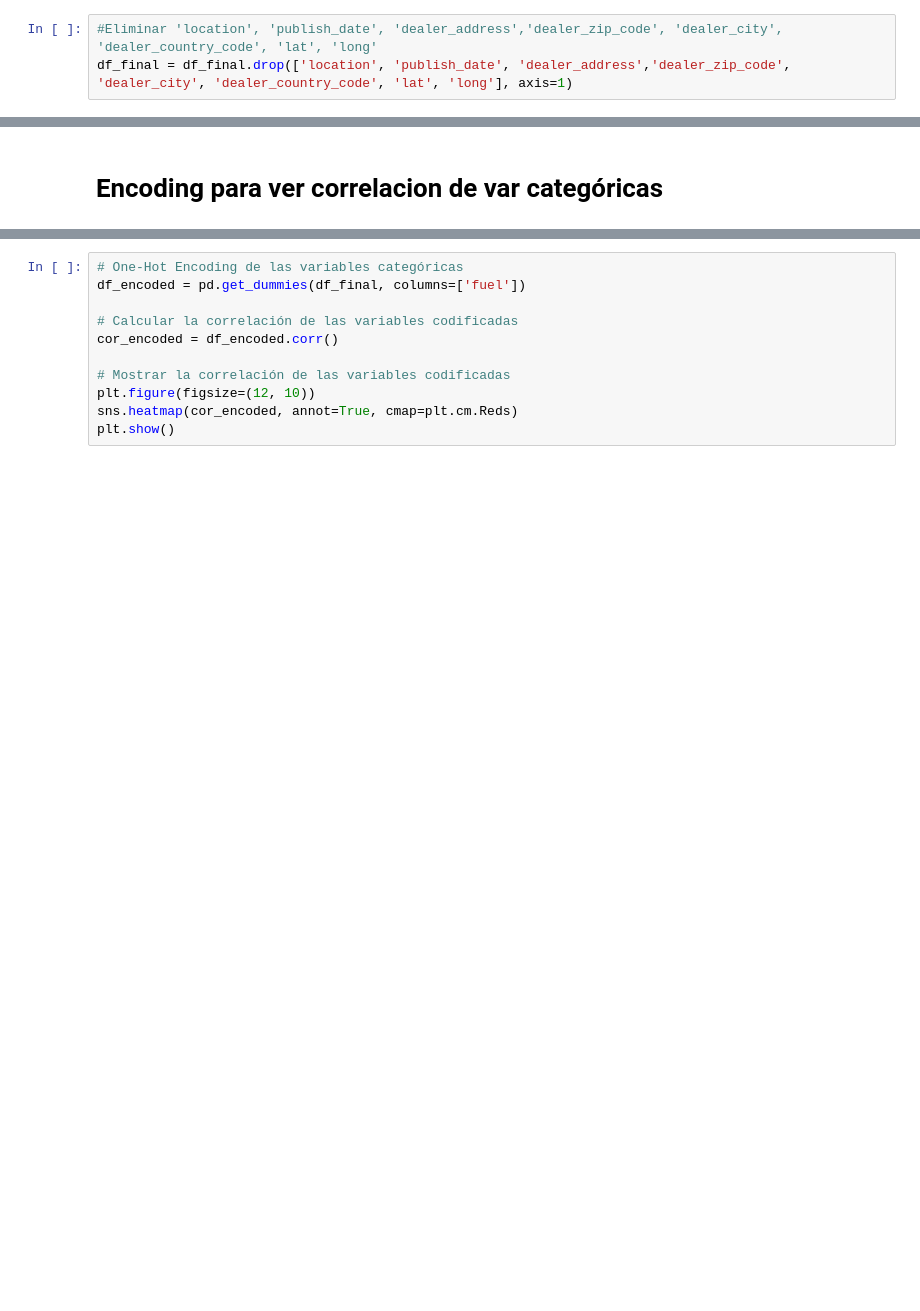
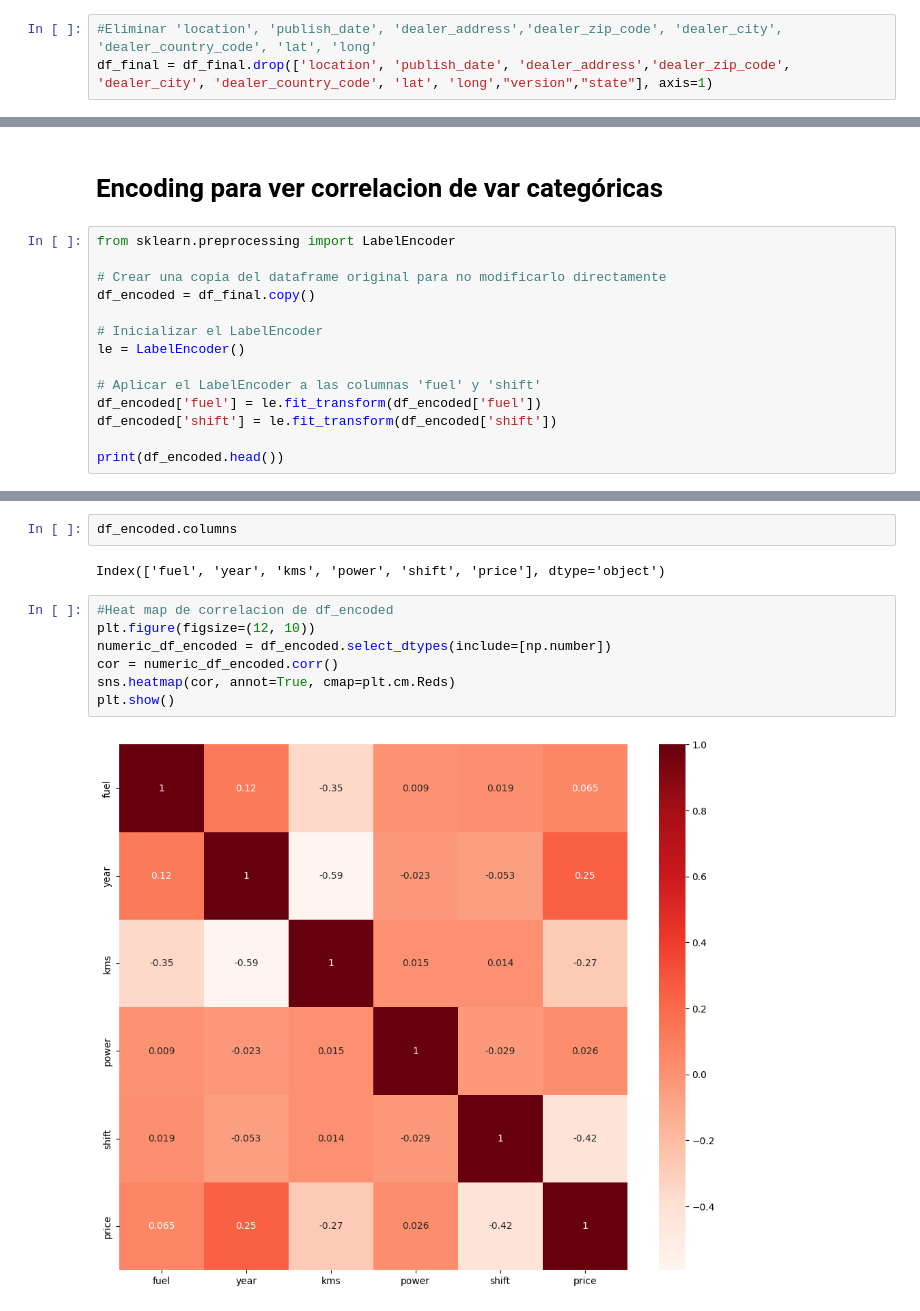
Before and after one commit to Germandcont/SecondHandCars-PricePrediction, a Jupyter notebook: notebooks/predictive_model.ipynb, the cells around one changed output, grey strips where cells are left out. Drawn from its saved outputs; the diff is of its cells as text; blank space fills up the shorter version.

```diff
--- a/notebooks/predictive_model.ipynb
+++ b/notebooks/predictive_model.ipynb
@@ -25,4 +27,4 @@ Index(['make', 'model', 'version', 'fuel', 'year', 'kms', 'power', 'shift',
       dtype='object')
 # %%
 #Eliminar 'location', 'publish_date', 'dealer_address','dealer_zip_code', 'dealer_city', 'dealer_country_code', 'lat', 'long'
-df_final = df_final.drop(['location', 'publish_date', 'dealer_address','dealer_zip_code', 'dealer_city', 'dealer_country_code', 'lat', 'long'], axis=1)
+df_final = df_final.drop(['location', 'publish_date', 'dealer_address','dealer_zip_code', 'dealer_city', 'dealer_country_code', 'lat', 'long',"version","state"], axis=1)
@@ -40,3 +54,17 @@ plt.show()
 [figure]
 # %% [markdown]
 # Encoding para ver correlacion de var categóricas
+# %%
+from sklearn.preprocessing import LabelEncoder
+
+# Crear una copia del dataframe original para no modificarlo directamente
+df_encoded = df_final.copy()
+
+# Inicializar el LabelEncoder
+le = LabelEncoder()
+
+# Aplicar el LabelEncoder a las columnas 'fuel' y 'shift'
+df_encoded['fuel'] = le.fit_transform(df_encoded['fuel'])
+df_encoded['shift'] = le.fit_transform(df_encoded['shift'])
+
+print(df_encoded.head())
@@ -43,11 +78,13 @@ plt.show()
+# %%
+df_encoded.columns
+# %% [output]
+Index(['fuel', 'year', 'kms', 'power', 'shift', 'price'], dtype='object')
 # %%
-# One-Hot Encoding de las variables categóricas
-df_encoded = pd.get_dummies(df_final, columns=['fuel'])
-
-# Calcular la correlación de las variables codificadas
-cor_encoded = df_encoded.corr()
-
-# Mostrar la correlación de las variables codificadas
+#Heat map de correlacion de df_encoded
 plt.figure(figsize=(12, 10))
-sns.heatmap(cor_encoded, annot=True, cmap=plt.cm.Reds)
+numeric_df_encoded = df_encoded.select_dtypes(include=[np.number])
+cor = numeric_df_encoded.corr()
+sns.heatmap(cor, annot=True, cmap=plt.cm.Reds)
 plt.show()
+# %% [output]
+[figure, added]
```
Also changed, not shown: parts of 10 cells of this notebook, 1 other file.
